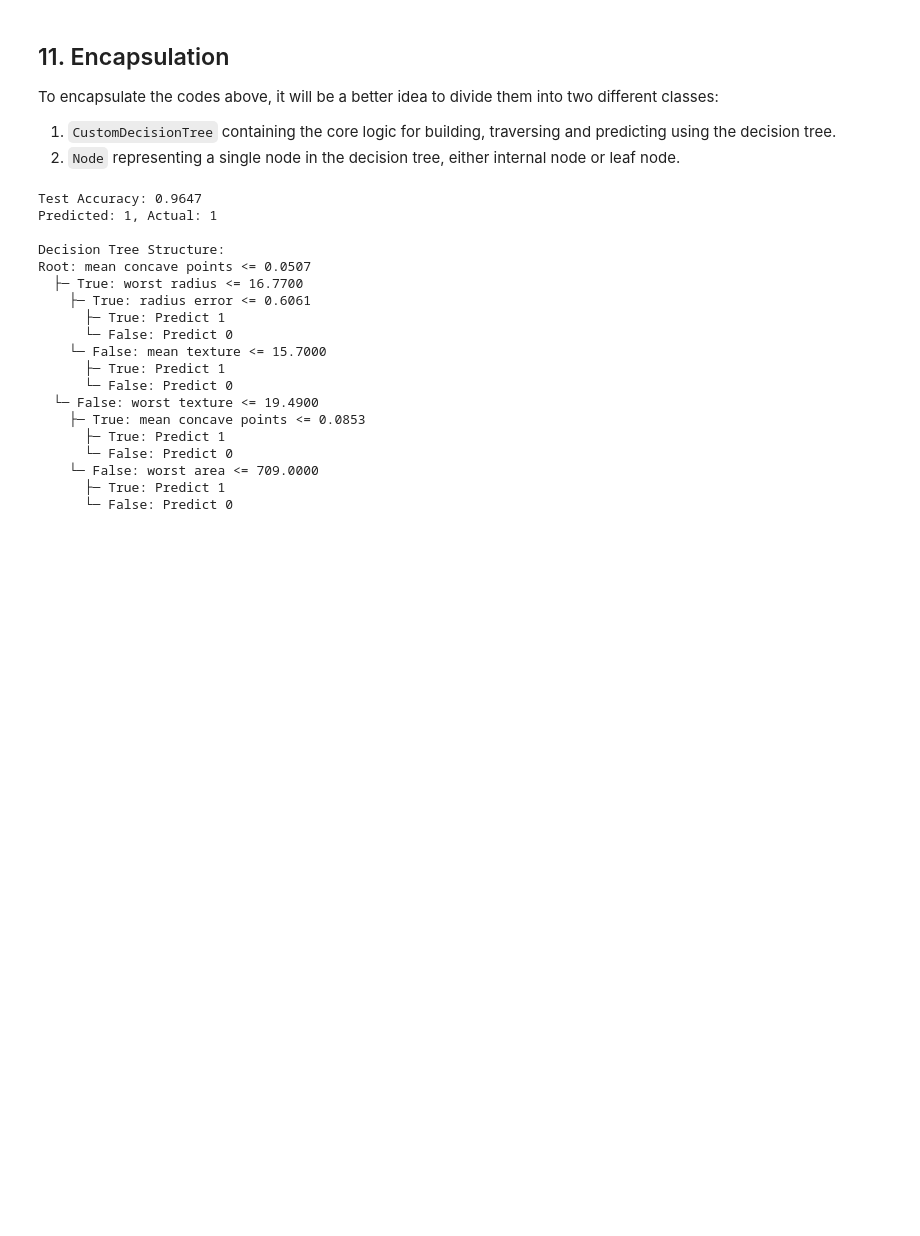
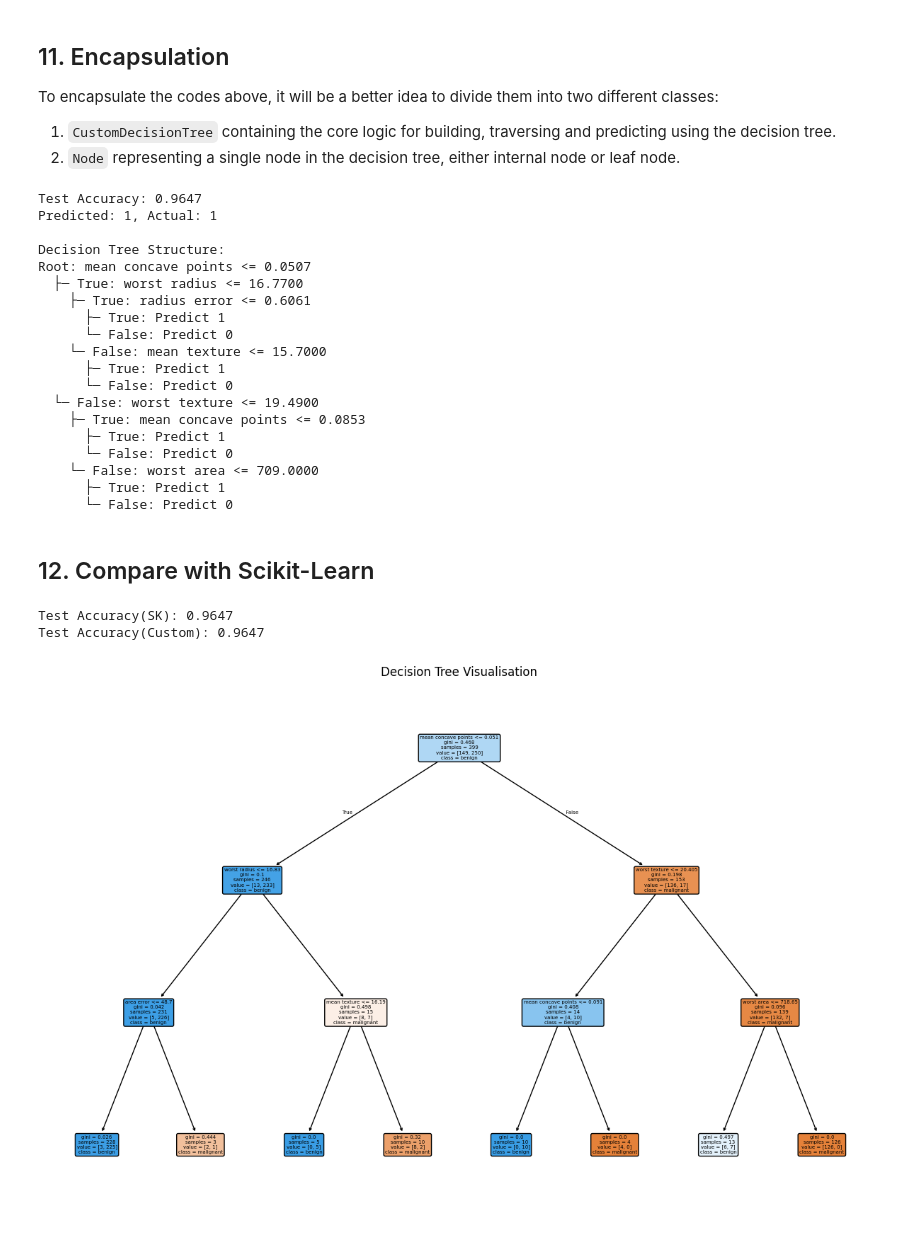
Before and after one commit to tsu76i/DS-playground, a Jupyter notebook: 2. Building ML Models From Scratch/2.3 CART/2.3_decision_tree_classifier.ipynb, the cells around one changed output. Cells and saved outputs as stored; diff of their text form; code cells hidden in the pictures; blank space fills up the shorter version.

```diff
--- a/2. Building ML Models From Scratch/2.3 CART/2.3_decision_tree_classifier.ipynb
+++ b/2. Building ML Models From Scratch/2.3 CART/2.3_decision_tree_classifier.ipynb
@@ -756,3 +768,5 @@ Root: mean concave points <= 0.0507
     └─ False: worst area <= 709.0000
       ├─ True: Predict 1
       └─ False: Predict 0
+# %% [markdown]
+## 12. Compare with Scikit-Learn
@@ -758,0 +776,31 @@ Root: mean concave points <= 0.0507
+# %%
+class_names = data.target_names
+
+# Train a Decision Tree Classifier
+clf = DecisionTreeClassifier(max_depth=3, criterion="gini", random_state=42)
+clf.fit(X_train, y_train)
+
+# Make predictions
+y_pred = clf.predict(X_test)
+
+# Calculate accuracy
+accuracy_sk = accuracy_score(y_test, y_pred)
+print(f"Test Accuracy(SK): {accuracy_sk:.4f}")
+print(f"Test Accuracy(Custom): {accuracy_custom:.4f}")
+
+# Visualise the decision tree
+plt.figure(figsize=(12, 8))
+plot_tree(
+    clf,
+    feature_names=feature_names,
+    class_names=class_names,
+    filled=True,
+    rounded=True
+)
+plt.title("Decision Tree Visualisation")
+plt.tight_layout()
+plt.show()
+# %% [output]
+Test Accuracy(SK): 0.9647
+Test Accuracy(Custom): 0.9647
+[figure, added]
```
Also changed, not shown: parts of 3 cells of this notebook, 1 other file.
